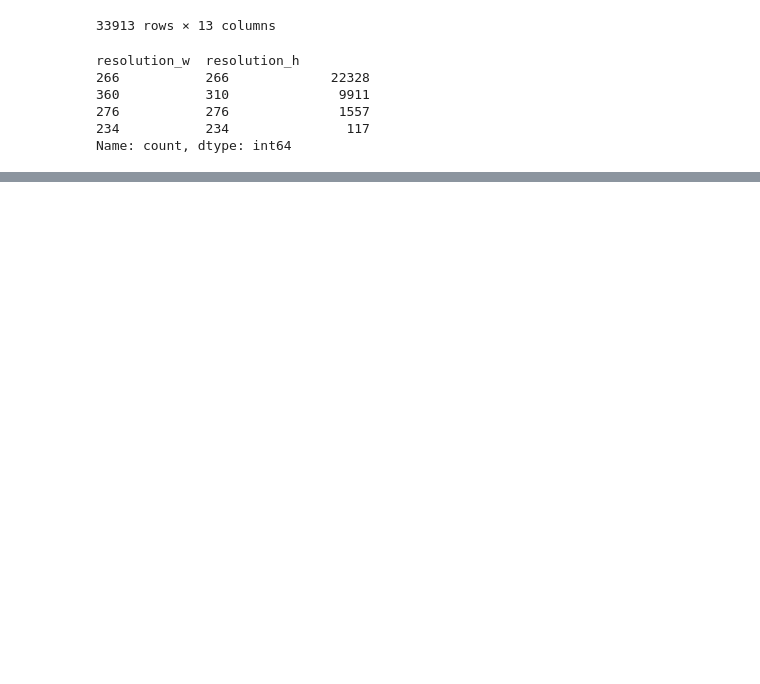
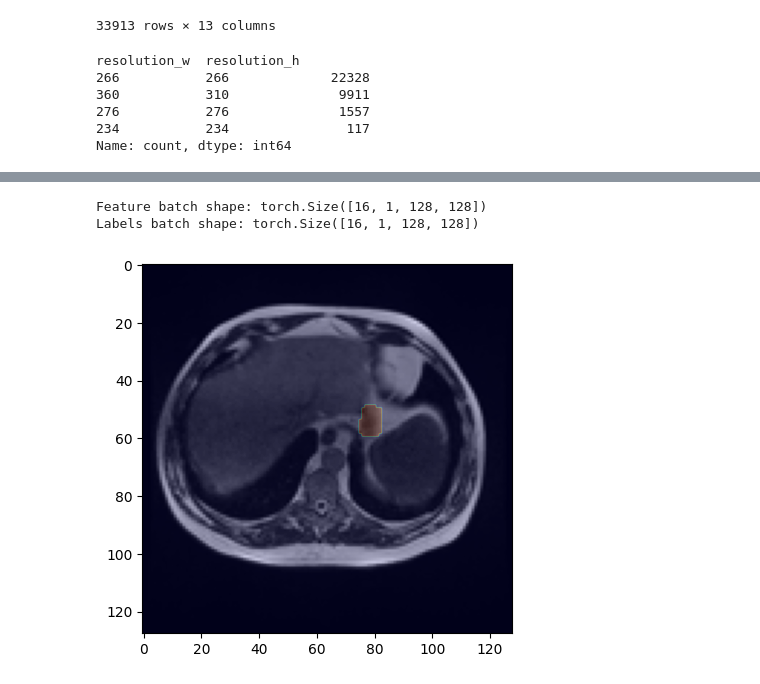
Before and after one commit to LorenzoBoccalon/random-shoot, a Jupyter notebook: u-net-image-segmentation.ipynb, the cells around one changed output, grey strips where cells are left out. Cells and saved outputs as stored; diff of their text form; code cells hidden in the pictures; blank space fills up the shorter version.

Commit message:
training fixed

```diff
--- a/u-net-image-segmentation.ipynb
+++ b/u-net-image-segmentation.ipynb
@@ -276,0 +270,32 @@ test_dataloader = DataLoader(test_dataset, batch_size=batch_size, shuffle=False,
+# %%
+import torch.multiprocessing as mp
+
+# mp.set_start_method("spawn", force=True)
+
+
+class SegmentationDataset(Dataset):
+    def __init__(self, df):
+        self.df = df
+
+    def __len__(self):
+        return len(self.df)
+
+    def __getitem__(self, index):
+        x = df.iloc[index]
+        image_tensor, mask_tensor = extract_data(x)
+        return image_tensor.to(device), mask_tensor.to(device)
+
+
+batch_size = 16
+# num_workers = 8
+
+train_dataset = SegmentationDataset(df[df["split"] == "train"])
+# train_dataloader = DataLoader(train_dataset, batch_size=batch_size, shuffle=False, num_workers=num_workers)
+train_dataloader = DataLoader(train_dataset, batch_size=batch_size, shuffle=False)
+
+test_dataset = SegmentationDataset(df[df["split"] == "test"])
+# test_dataloader = DataLoader(test_dataset, batch_size=batch_size, shuffle=False, num_workers=num_workers)
+test_dataloader = DataLoader(test_dataset, batch_size=batch_size, shuffle=False)
+
+# Accessing a sample
+train_dataset[0]
@@ -277,13 +317,19 @@ test_dataloader = DataLoader(test_dataset, batch_size=batch_size, shuffle=False,
 # %%
 # Display image and label.
 train_features, train_labels = next(iter(train_dataloader))
+train_features = train_features.to("cpu")
+train_labels = train_labels.to("cpu")
 print(f"Feature batch shape: {train_features.size()}")
 print(f"Labels batch shape: {train_labels.size()}")
 img = train_features[0].squeeze()
-label = train_labels[0]
+msk = train_labels[0].squeeze()
 plt.imshow(img, cmap="gray")
+plt.imshow(msk, cmap="jet", alpha=0.2)
 plt.show()
-print(f"Label: {label}")
+# %% [output]
+Feature batch shape: torch.Size([16, 1, 128, 128])
+Labels batch shape: torch.Size([16, 1, 128, 128])
+[figure, added]
 # %%
 # Define single convolutional block
 def conv_block(in_channels, out_channels):
```
Also changed, not shown: parts of 13 cells of this notebook, 1 other file.
